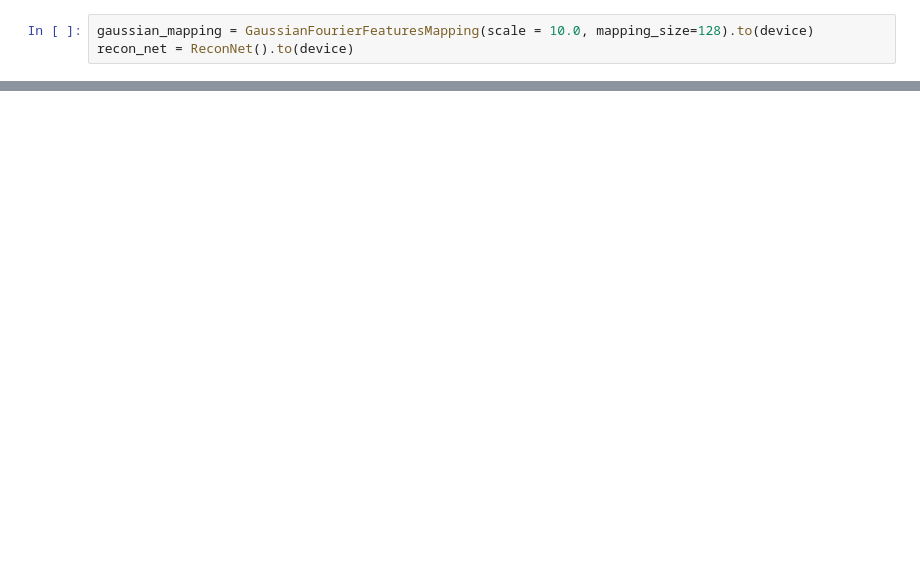
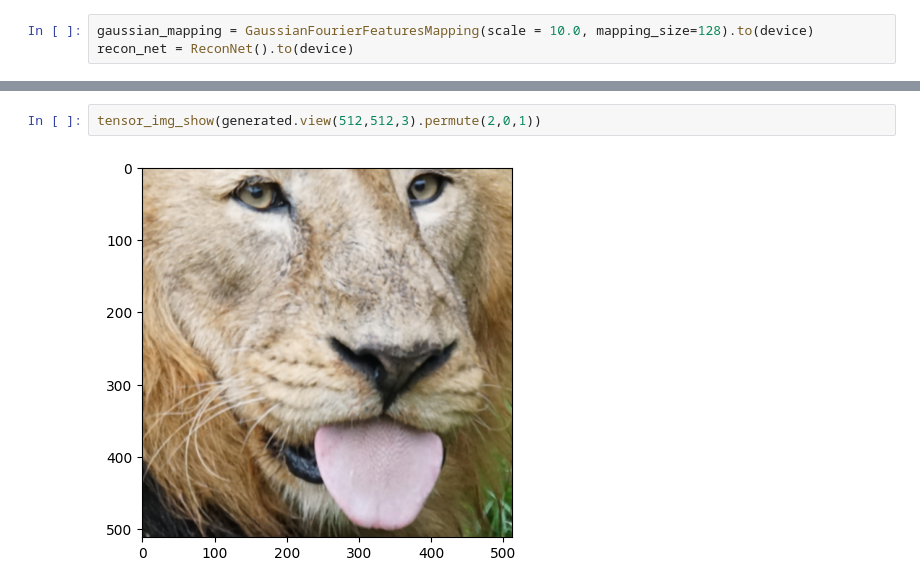
Before and after one commit to K-S-Hyun/pytorch-fourier-features-networks, a Jupyter notebook: fourier_features_networks_demo_lin_ver.ipynb, the cells around one changed output, grey strips where cells are left out. Saved outputs shown, nothing was run; the diff lists cells and outputs as text; blank space fills up the shorter version.

```diff
--- a/fourier_features_networks_demo_lin_ver.ipynb
+++ b/fourier_features_networks_demo_lin_ver.ipynb
@@ -165,0 +192,4 @@ tensor_img_show(generated.squeeze(0))
+# %%
+tensor_img_show(generated.view(512,512,3).permute(2,0,1))
+# %% [output]
+[figure, added]
```
Also changed, not shown: parts of 7 cells of this notebook.
